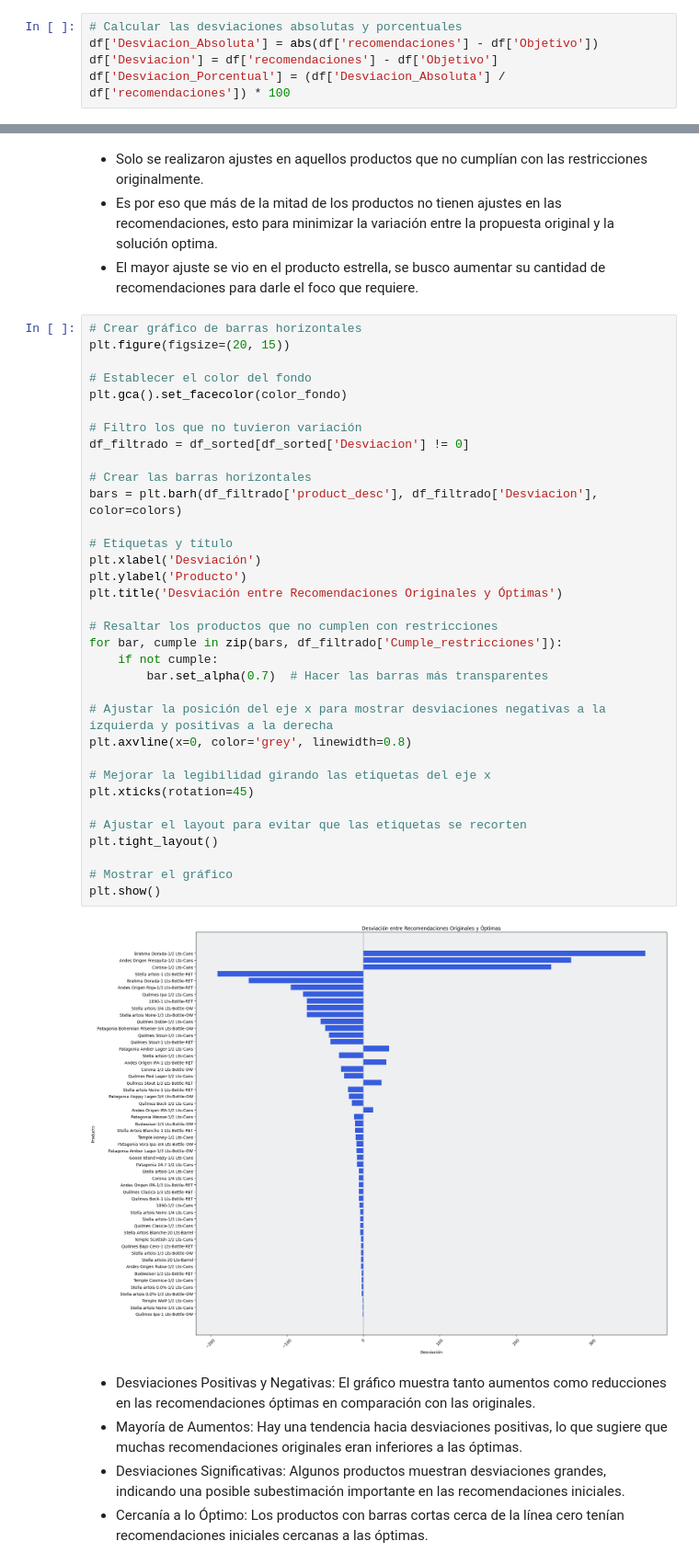
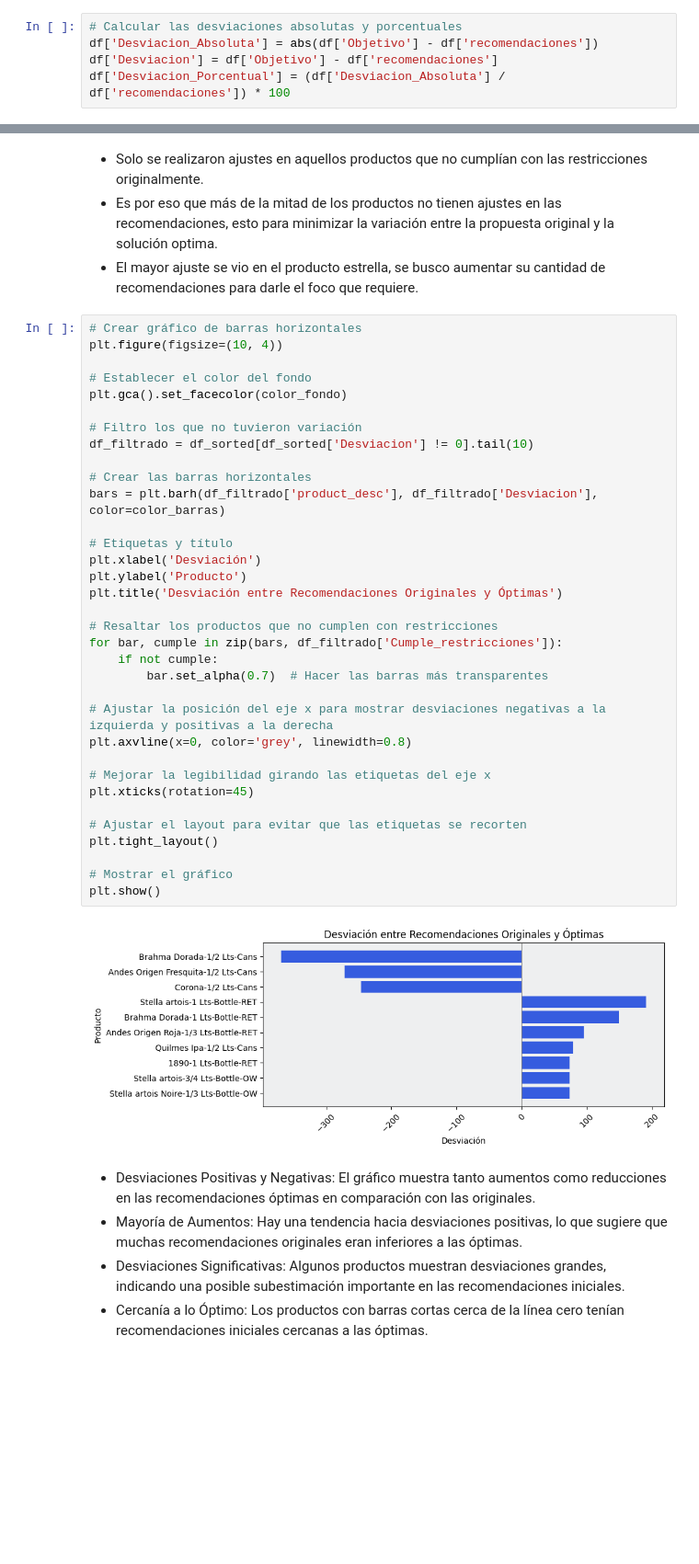
Before and after one commit to abrilnoguera/TestQuilmes, a Jupyter notebook: 2_Optimizacion.ipynb, the cells around one changed output, grey strips where cells are left out. Shown at 92% size. Drawn from its saved outputs; the diff is of its cells as text; blank space fills up the shorter version.

```diff
--- a/2_Optimizacion.ipynb
+++ b/2_Optimizacion.ipynb
@@ -295,6 +294,6 @@ color_texto = "#000000"
 Primero, examinemos las diferencias entre la asignación de recomendaciones realizada por el modelo de programación lineal y las recomendaciones originales proporcionadas. Para ello, calcularemos las desviaciones absolutas y porcentuales para cada producto.
 # %%
 # Calcular las desviaciones absolutas y porcentuales
-df['Desviacion_Absoluta'] = abs(df['recomendaciones'] - df['Objetivo'])
-df['Desviacion'] = df['recomendaciones'] - df['Objetivo']
+df['Desviacion_Absoluta'] = abs(df['Objetivo'] - df['recomendaciones'])
+df['Desviacion'] = df['Objetivo'] - df['recomendaciones']
 df['Desviacion_Porcentual'] = (df['Desviacion_Absoluta'] / df['recomendaciones']) * 100
@@ -334,40 +340,40 @@ plt.show()
 - El mayor ajuste se vio en el producto estrella, se busco aumentar su cantidad de recomendaciones para darle el foco que requiere.
 # %%
 # Crear gráfico de barras horizontales
-plt.figure(figsize=(20, 15))
+plt.figure(figsize=(10, 4))
 
 # Establecer el color del fondo
 plt.gca().set_facecolor(color_fondo)
 
 # Filtro los que no tuvieron variación
-df_filtrado = df_sorted[df_sorted['Desviacion'] != 0]
+df_filtrado = df_sorted[df_sorted['Desviacion'] != 0].tail(10)
 
 # Crear las barras horizontales
-bars = plt.barh(df_filtrado['product_desc'], df_filtrado['Desviacion'], color=colors)
+bars = plt.barh(df_filtrado['product_desc'], df_filtrado['Desviacion'], color=color_barras)
 
 # Etiquetas y título
 plt.xlabel('Desviación')
 plt.ylabel('Producto')
 plt.title('Desviación entre Recomendaciones Originales y Óptimas')
 
 # Resaltar los productos que no cumplen con restricciones
 for bar, cumple in zip(bars, df_filtrado['Cumple_restricciones']):
     if not cumple:
         bar.set_alpha(0.7)  # Hacer las barras más transparentes
 
 # Ajustar la posición del eje x para mostrar desviaciones negativas a la izquierda y positivas a la derecha
 plt.axvline(x=0, color='grey', linewidth=0.8)
 
 # Mejorar la legibilidad girando las etiquetas del eje x
 plt.xticks(rotation=45)
 
 # Ajustar el layout para evitar que las etiquetas se recorten
 plt.tight_layout()
 
 # Mostrar el gráfico
 plt.show()
 # %% [output]
-[figure, old version]
+[figure, new version]
 # %% [markdown]
 - Desviaciones Positivas y Negativas: El gráfico muestra tanto aumentos como reducciones en las recomendaciones óptimas en comparación con las originales.
 - Mayoría de Aumentos: Hay una tendencia hacia desviaciones positivas, lo que sugiere que muchas recomendaciones originales eran inferiores a las óptimas.
```
Also changed, not shown: parts of 12 cells of this notebook, 3 other files.
